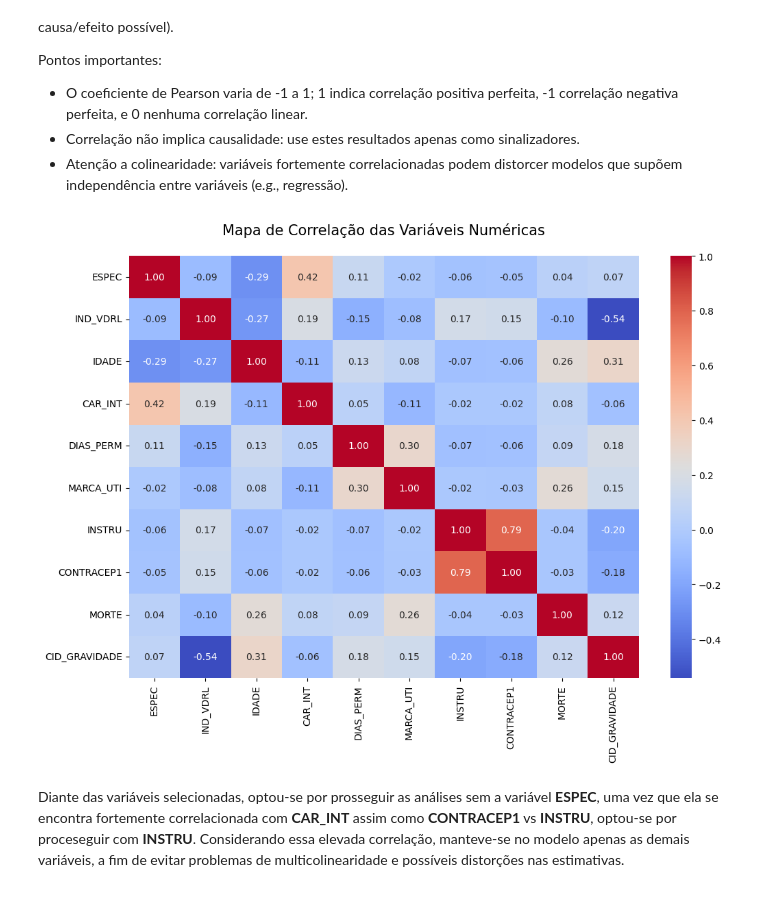
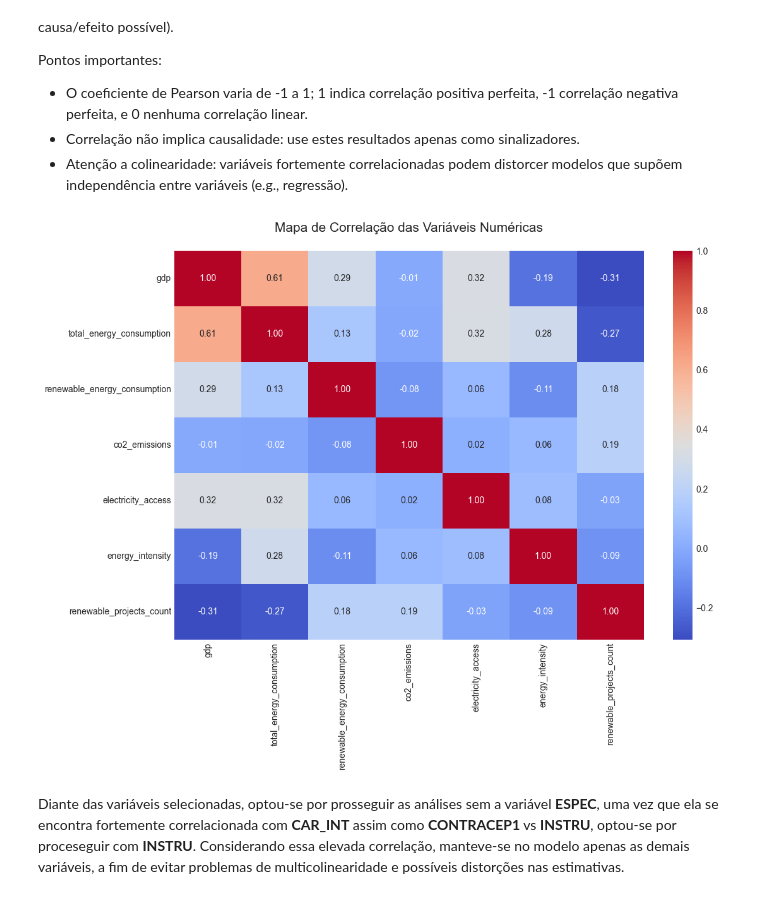
Before and after one commit to Fabiano01EST/generalized-linear-models-python, a Jupyter notebook: GLM.ipynb, the cells around one changed output. Drawn from its saved outputs; the diff is of its cells as text; code cells hidden in the pictures.

Commit message:
modified:   GLM.ipynb 	new file:   diagnosticos_modelo_logistico.png 	new file:   global-data-on-sustainable-energy (1).csv

```diff
--- a/GLM.ipynb
+++ b/GLM.ipynb
@@ -34,9 +32,10 @@ import pandas as pd
 # )
 
 
-df_pb_filtrado = pd.read_csv(
-    "df_pb_filtrado.csv",
+df= pd.read_csv(
+    "global-data-on-sustainable-energy (1).csv",
     sep=",",
     encoding="latin1",
     low_memory=False
 )
+df.head()
@@ -216,8 +153,27 @@ Variáveis categóricas, como sexo, raça/cor, características de internação,
 # %%
-# Estatísticas descritivas com skewness e kurtosis
-tabela_descritiva = df_pb_filtrado.describe(include="all").round(2)
-# Aplique o estilo
+import pandas as pd
+
+# Seleção de variáveis numéricas corretas
+num_vars = ["gdp",
+            "total_energy_consumption",
+            "renewable_energy_consumption",
+            "co2_emissions",
+            "electricity_access",
+            "energy_intensity",
+            "renewable_projects_count"]
+
+# Garantir que não haja NaN na variável resposta
+df_energy_filtrado[num_vars] = df_energy_filtrado[num_vars].fillna(0)
+
+# Estatísticas descritivas básicas
+tabela_descritiva = df_energy_filtrado[num_vars].describe().round(2)
+
+# Calculando skewness e kurtosis
+tabela_descritiva.loc['skewness'] = df_energy_filtrado[num_vars].skew().round(2)
+tabela_descritiva.loc['kurtosis'] = df_energy_filtrado[num_vars].kurtosis().round(2)
+
+# Aplicando estilo
 tabela_descritiva.style.format("{:.2f}") \
-                       .set_caption("Estatísticas Descritivas") \
-                       #.background_gradient()
+                       .set_caption("Estatísticas Descritivas com Skewness e Kurtosis")
+                       #.background_gradient(_
 # %% [output]
@@ -332,36 +258,35 @@ from scipy.stats import pearsonr
 #         pvals.iloc[i, j] = p
 
 # # função para transformar p-value em estrelas de significância
 # def sig_stars(p):
 #     if pd.isna(p):
 #         return ''
 #     if p < 0.001:
 #         return '***'
 #     if p < 0.01:
 #         return '**'
 #     if p < 0.05:
 #         return '*'
 #     return ''
 
 # # anotar estrelas de significância sobre o heatmap
 # ax = plt.gca()
 # n = len(cols)
 # for i in range(n):
 #     for j in range(n):
 #         star = sig_stars(pvals.iloc[i, j])
 #         if star:
 #             # posicionar a estrela levemente acima do número da correlação
 #             ax.text(j + 0.5, i + 0.28, star, ha='center', va='center', color='black', fontsize=14)
 
 # plt.show()
 
 # # Heatmap# p
 plt.figure(figsize=(12,8))
-sns.heatmap(df_pb_filtrado.corr(numeric_only=False), annot=True, cmap='coolwarm', fmt='.2f')
-plt.title('matrix de correlações entre variáveis numéricas')
-plt.title("Mapa de Correlação das Variáveis Numéricas\n", fontsize = 15)
+sns.heatmap(df_energy_filtrado[num_vars].corr(), annot=True, cmap='coolwarm', fmt='.2f')
+plt.title("Mapa de Correlação das Variáveis Numéricas\n", fontsize=15)
 plt.show()
 # %% [output]
-[figure, old version]
+[figure, new version]
 # %% [markdown]
 Diante das variáveis selecionadas, optou-se por prosseguir as análises sem a variável **ESPEC**, uma vez que ela se encontra fortemente correlacionada com **CAR_INT** assim como **CONTRACEP1** vs **INSTRU**, optou-se por proceseguir com **INSTRU**. Considerando essa elevada correlação, manteve-se no modelo apenas as demais variáveis, a fim de evitar problemas de multicolinearidade e possíveis distorções nas estimativas.
```
Also changed, not shown: parts of 20 cells of this notebook, 3 other files.
